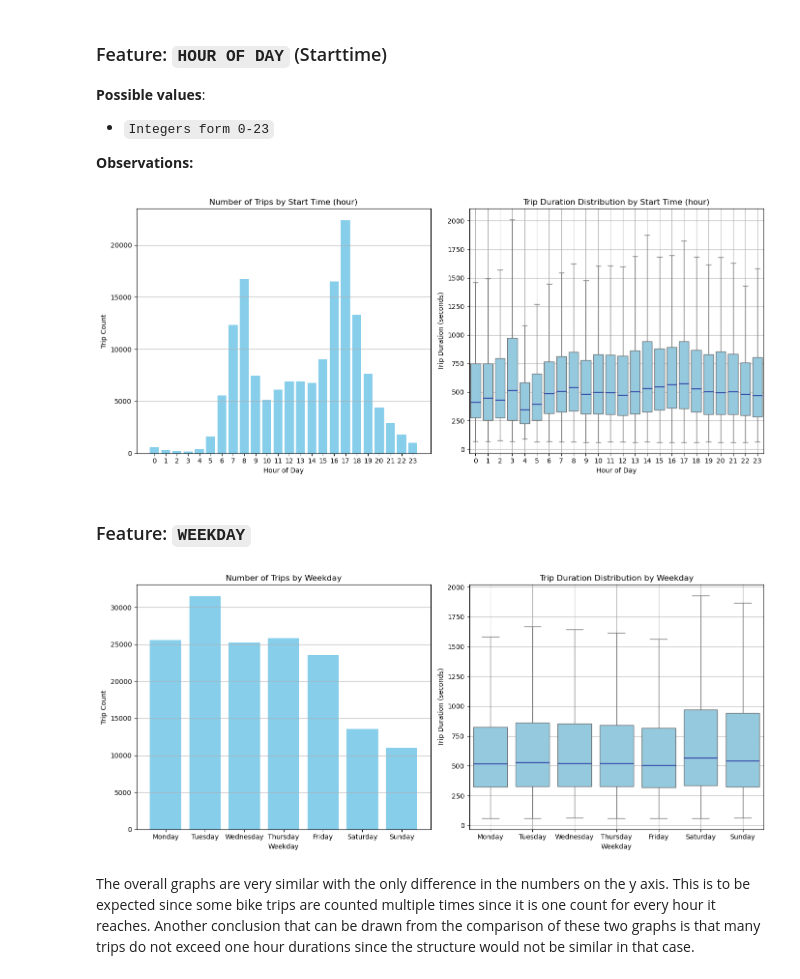
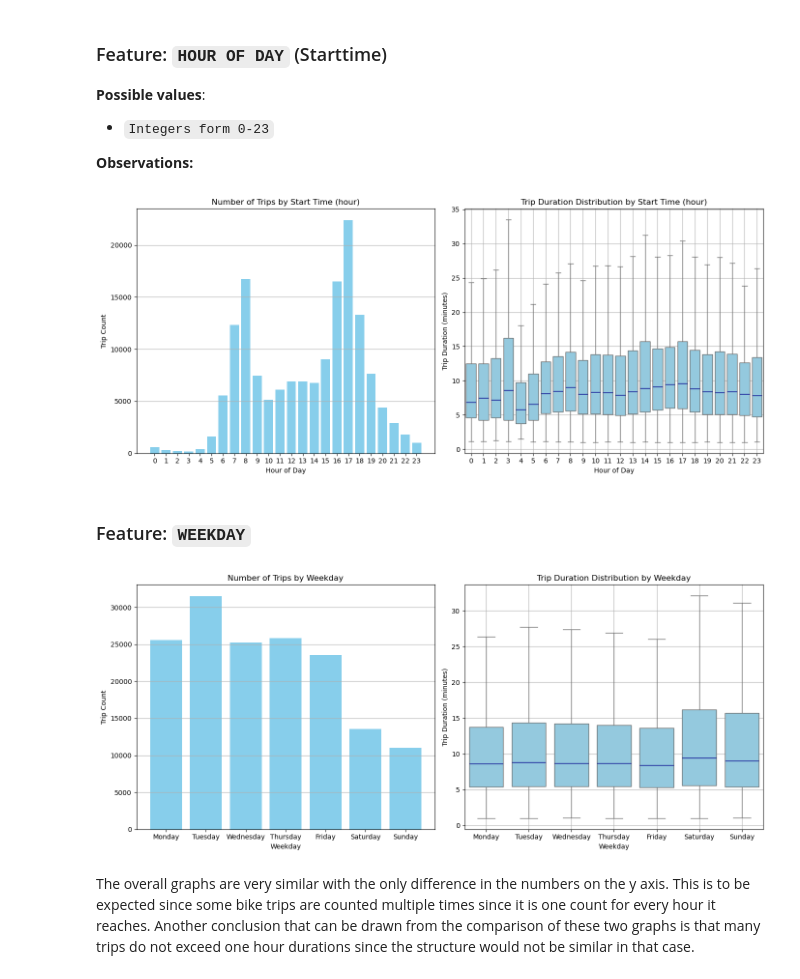
Before and after one commit to kbui-03/ChicagoBikeProject, a Jupyter notebook: Milestone_2.ipynb, the cells around one changed output. Drawn from its saved outputs; the diff is of its cells as text; code cells hidden in the pictures.

```diff
--- a/Milestone_2.ipynb
+++ b/Milestone_2.ipynb
@@ -279,35 +283,35 @@ fig, axes = plt.subplots(1, 2, figsize=(14, 6))
 
 # Colors
 color = 'skyblue'
 
 # Barplot: Number of Trips per Hour
 hour_counts = df_bike_cleaned['HOUR OF DAY'].value_counts().sort_index()
 axes[0].bar(hour_counts.index, hour_counts.values, color=color)
 axes[0].set_title("Number of Trips by Start Time (hour)")
 axes[0].set_xlabel("Hour of Day")
 axes[0].set_ylabel("Trip Count")
 axes[0].set_xticks(range(0, 24))
 axes[0].grid(axis='y')
 
 # Boxplot: Trip Duration per Hour
 sns.boxplot(
     ax=axes[1],
     x="HOUR OF DAY",
     y="TRIP DURATION",
     data=df_bike_cleaned,
     color=color,
     showfliers=False,
     medianprops=dict(color='darkblue', linewidth=1)
 )
 axes[1].set_title("Trip Duration Distribution by Start Time (hour)")
 axes[1].set_xlabel("Hour of Day")
-axes[1].set_ylabel("Trip Duration (seconds)")
+axes[1].set_ylabel("Trip Duration (minutes)")
 axes[1].grid(True)
 
 plt.tight_layout()
 plt.show()
 # %% [output]
-[figure, old version]
+[figure, new version]
 # %% [markdown]
 ### Feature: `WEEKDAY`
 # %%
@@ -340,13 +344,13 @@ sns.boxplot(
 )
 axes[1].set_title("Trip Duration Distribution by Weekday")
 axes[1].set_xlabel("Weekday")
-axes[1].set_ylabel("Trip Duration (seconds)")
+axes[1].set_ylabel("Trip Duration (minutes)")
 axes[1].grid(True)
 
 plt.tight_layout()
 plt.show()
 # %% [output]
-[figure, old version]
+[figure, new version]
 # %%
 days_of_week.drop(columns=["Sunday"], inplace=True)
 
```
Also changed, not shown: parts of 15 cells of this notebook.
